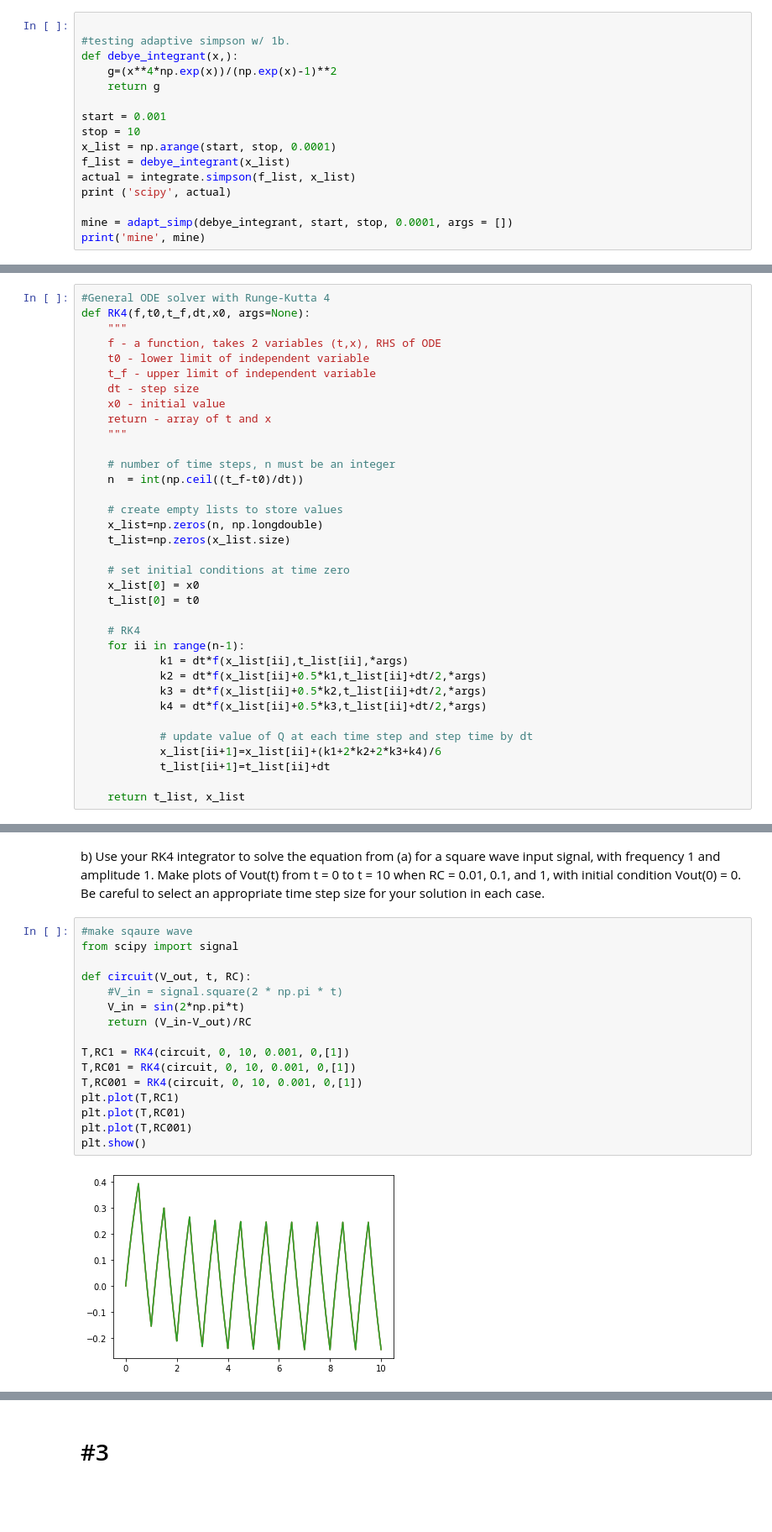
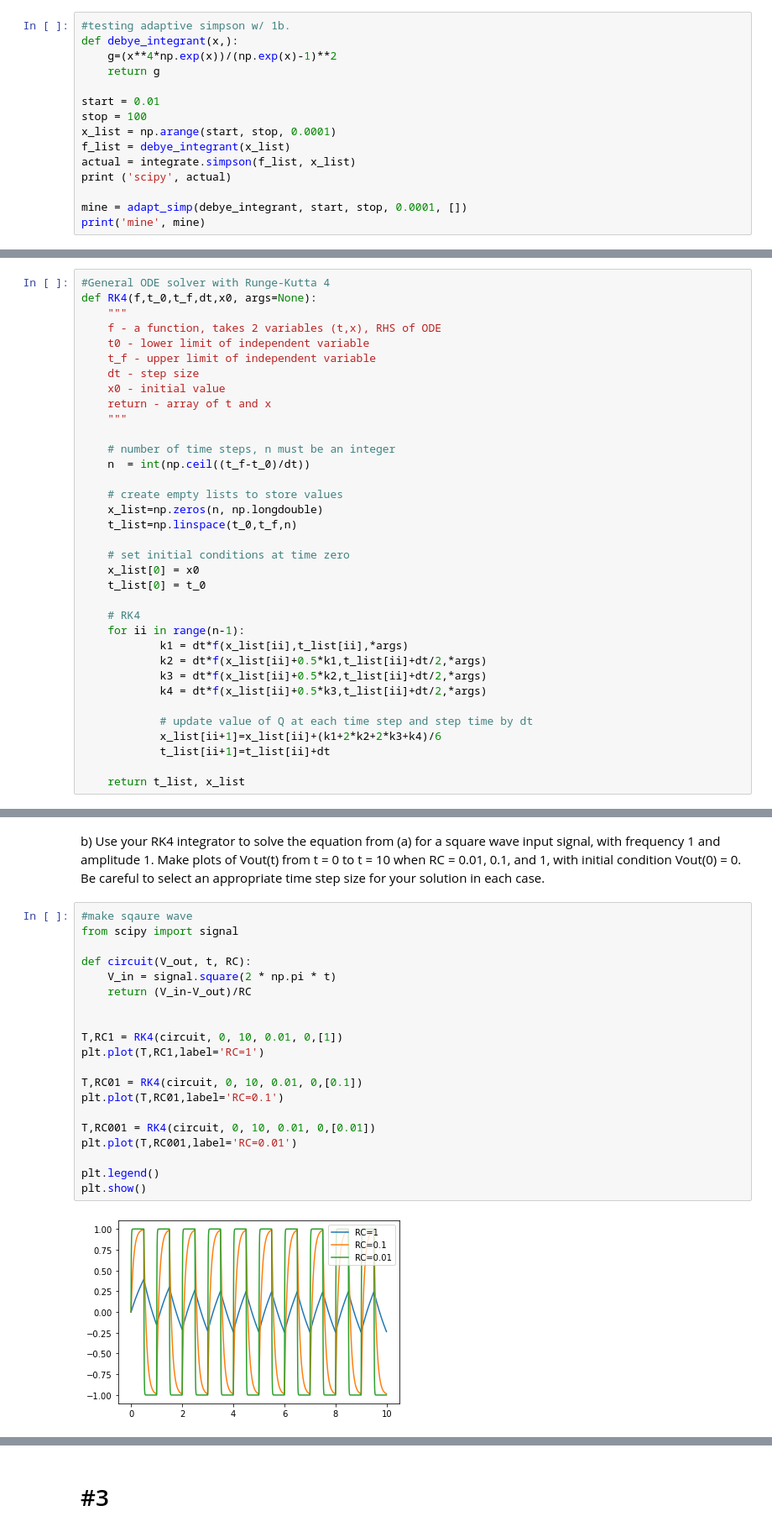
Before and after one commit to Tim-L-Zhao/Lectures, a Jupyter notebook: HW1.ipynb, the cells around one changed output, grey strips where cells are left out. Shown at 84% size. Drawn from its saved outputs; the diff is of its cells as text; blank space fills up the shorter version.

```diff
--- a/HW1.ipynb
+++ b/HW1.ipynb
@@ -52,19 +52,18 @@ def adapt_simp(f, start, stop, accuracy, args=None):
 
     return (F_last, error)
 # %%
-
 #testing adaptive simpson w/ 1b.
 def debye_integrant(x,):
     g=(x**4*np.exp(x))/(np.exp(x)-1)**2
     return g
 
-start = 0.001
-stop = 10
+start = 0.01
+stop = 100
 x_list = np.arange(start, stop, 0.0001)
 f_list = debye_integrant(x_list)
 actual = integrate.simpson(f_list, x_list)
 print ('scipy', actual)
 
-mine = adapt_simp(debye_integrant, start, stop, 0.0001, args = [])
+mine = adapt_simp(debye_integrant, start, stop, 0.0001, [])
 print('mine', mine)
 # %% [output]
@@ -145,6 +142,6 @@ Diamond
 # %%
 #General ODE solver with Runge-Kutta 4
-def RK4(f,t0,t_f,dt,x0, args=None):
+def RK4(f,t_0,t_f,dt,x0, args=None):
     """
     f - a function, takes 2 variables (t,x), RHS of ODE
     t0 - lower limit of independent variable
@@ -155,15 +152,15 @@ def RK4(f,t0,t_f,dt,x0, args=None):
     """
 
     # number of time steps, n must be an integer
-    n  = int(np.ceil((t_f-t0)/dt))
+    n  = int(np.ceil((t_f-t_0)/dt))
 
     # create empty lists to store values
     x_list=np.zeros(n, np.longdouble)
-    t_list=np.zeros(x_list.size)
+    t_list=np.linspace(t_0,t_f,n)
 
     # set initial conditions at time zero
     x_list[0] = x0
-    t_list[0] = t0
+    t_list[0] = t_0
 
     # RK4
     for ii in range(n-1):
@@ -201,18 +194,22 @@ b) Use your RK4 integrator to solve the equation from (a) for a square wave inpu
 # %%
 #make sqaure wave
 from scipy import signal
 
 def circuit(V_out, t, RC):
-    #V_in = signal.square(2 * np.pi * t)
-    V_in = sin(2*np.pi*t)
+    V_in = signal.square(2 * np.pi * t)
     return (V_in-V_out)/RC
 
-T,RC1 = RK4(circuit, 0, 10, 0.001, 0,[1])
-T,RC01 = RK4(circuit, 0, 10, 0.001, 0,[1])
-T,RC001 = RK4(circuit, 0, 10, 0.001, 0,[1])
-plt.plot(T,RC1)
-plt.plot(T,RC01)
-plt.plot(T,RC001)
+
+T,RC1 = RK4(circuit, 0, 10, 0.01, 0,[1])
+plt.plot(T,RC1,label='RC=1')
+
+T,RC01 = RK4(circuit, 0, 10, 0.01, 0,[0.1])
+plt.plot(T,RC01,label='RC=0.1')
+
+T,RC001 = RK4(circuit, 0, 10, 0.01, 0,[0.01])
+plt.plot(T,RC001,label='RC=0.01')
+
+plt.legend()
 plt.show()
 # %% [output]
-[figure, old version]
+[figure, new version]
```
Also changed, not shown: parts of 10 cells of this notebook.
